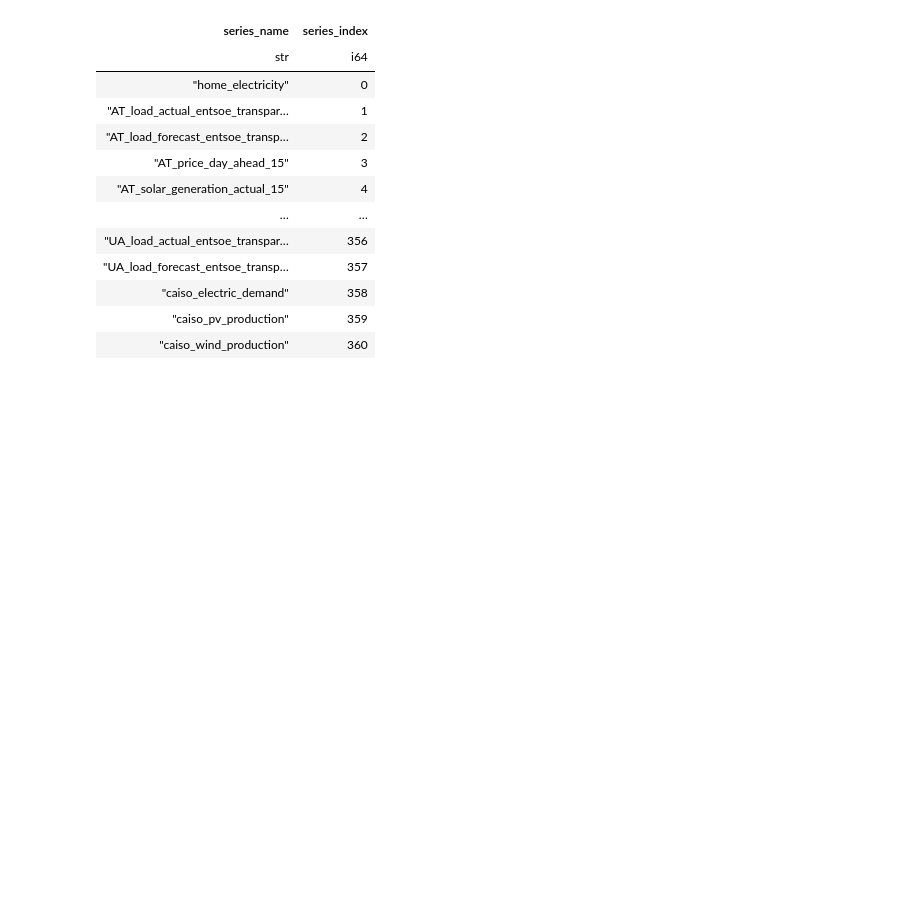
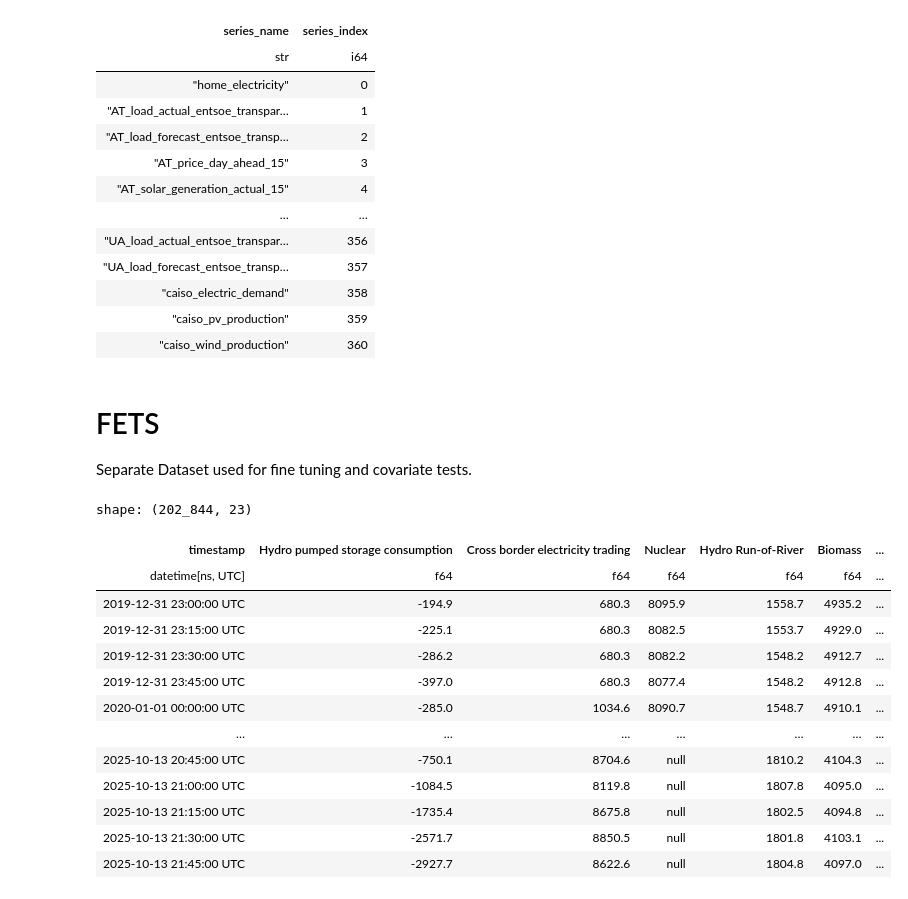
Before and after one commit to Richi0D/tirex_loss, a Jupyter notebook: notebooks/data_download.ipynb, the cells around one changed output. Saved outputs shown, nothing was run; the diff lists cells and outputs as text; code cells hidden in the pictures; blank space fills up the shorter version.

```diff
--- a/notebooks/data_download.ipynb
+++ b/notebooks/data_download.ipynb
@@ -381,3 +382,7 @@ shape: (361, 2)
 df_joined_train.write_csv(main_data_folder / "train.csv")
 df_joined_test.write_csv(main_data_folder / "test.csv")
 df_sequences.write_csv(main_data_folder / "description_sequences.csv")
+# %% [markdown]
+# FETS
+
+Separate Dataset used for fine tuning and covariate tests.
@@ -383,0 +399,28 @@ df_sequences.write_csv(main_data_folder / "description_sequences.csv")
+# %%
+# split data
+path_de_power = (main_data_folder / "fets" / "sf_storage" /
+                 "Workspace" / "Marco" / "0_data" / "3_published_data" /
+                 "Load" / "DE Power - Load DE"
+                )
+path_de_power_load = path_de_power / "public_power.parquet"
+path_de_power_covariates_weather = path_de_power / "covariates" / "weatherDE_grouped3_agg.parquet"
+path_de_power_covariates_calendar = path_de_power / "covariates" / "calendar_DE_2010_2030.parquet"
+
+df_fets_load = pl.read_parquet(path_de_power_load)
+# %%
+df_fets_load
+# %% [output]
+shape: (202_844, 23)
+| timestamp | Hydro pumped storage consumption | Cross border electricity trading | Nuclear | Hydro Run-of-River | Biomass | ... |
+| datetime[ns, UTC] | f64 | f64 | f64 | f64 | f64 | ... |
+| 2019-12-31 23:00:00 UTC | -194.9 | 680.3 | 8095.9 | 1558.7 | 4935.2 | ... |
+| 2019-12-31 23:15:00 UTC | -225.1 | 680.3 | 8082.5 | 1553.7 | 4929.0 | ... |
+| 2019-12-31 23:30:00 UTC | -286.2 | 680.3 | 8082.2 | 1548.2 | 4912.7 | ... |
+| 2019-12-31 23:45:00 UTC | -397.0 | 680.3 | 8077.4 | 1548.2 | 4912.8 | ... |
+| 2020-01-01 00:00:00 UTC | -285.0 | 1034.6 | 8090.7 | 1548.7 | 4910.1 | ... |
+| … | … | … | … | … | … | ... |
+| 2025-10-13 20:45:00 UTC | -750.1 | 8704.6 | null | 1810.2 | 4104.3 | ... |
+| 2025-10-13 21:00:00 UTC | -1084.5 | 8119.8 | null | 1807.8 | 4095.0 | ... |
+| 2025-10-13 21:15:00 UTC | -1735.4 | 8675.8 | null | 1802.5 | 4094.8 | ... |
+| 2025-10-13 21:30:00 UTC | -2571.7 | 8850.5 | null | 1801.8 | 4103.1 | ... |
+| 2025-10-13 21:45:00 UTC | -2927.7 | 8622.6 | null | 1804.8 | 4097.0 | ... |
```
Also changed, not shown: parts of 3 cells of this notebook, 22 other files.
